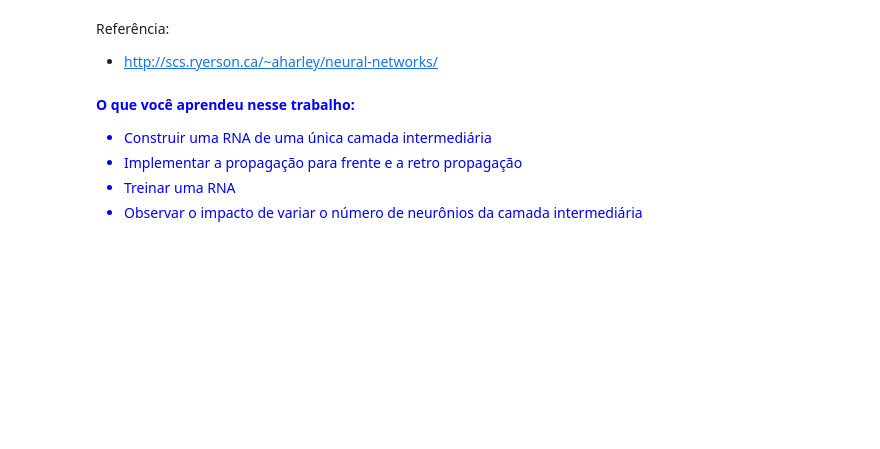
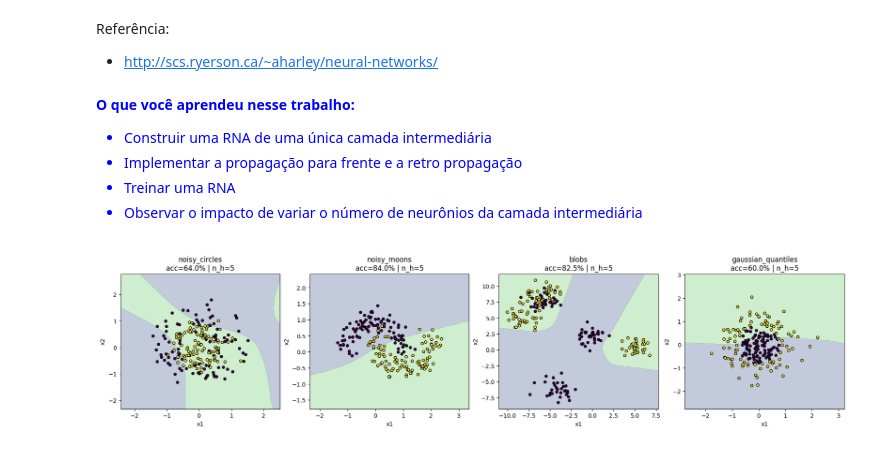
Before and after one commit to mbenedicto99/Python4DataScience, a Jupyter notebook: T1_Classificacao_binaria_RNA_rasa.ipynb, the cells around one changed output. Saved outputs shown, nothing was run; the diff lists cells and outputs as text; code cells hidden in the pictures; blank space fills up the shorter version.

```diff
--- a/T1_Classificacao_binaria_RNA_rasa.ipynb
+++ b/T1_Classificacao_binaria_RNA_rasa.ipynb
@@ -1213,3 +1115,42 @@ Referência:
 - Implementar a propagação para frente e a retro propagação
 - Treinar uma RNA
 - Observar o impacto de variar o número de neurônios da camada intermediária
+# %%
+import matplotlib.pyplot as plt
+import numpy as np
+
+def plot_decision_boundary(model, X, y, h=0.02, ax=None):
+    if ax is None: ax = plt.gca()
+    x_min, x_max = X[0,:].min()-1, X[0,:].max()+1
+    y_min, y_max = X[1,:].min()-1, X[1,:].max()+1
+    xx, yy = np.meshgrid(np.arange(x_min, x_max, h),
+                         np.arange(y_min, y_max, h))
+    grid = np.c_[xx.ravel(), yy.ravel()]
+    Z = np.asarray(model(grid)).ravel().reshape(xx.shape)
+    ax.contourf(xx, yy, Z, levels=[-0.5,0.5,1.5], alpha=0.3)
+    ax.scatter(X[0,:], X[1,:], c=np.ravel(y), s=20, edgecolors='k')
+
+names = ["noisy_circles", "noisy_moons", "blobs", "gaussian_quantiles"]
+fig, axes = plt.subplots(1, len(names), figsize=(4.5*len(names), 4.2), constrained_layout=True)
+
+for ax, dataset in zip(axes, names):
+    X, Y = datasets[dataset]
+    X, Y = X.T, Y.reshape(1, -1)
+    if dataset == "blobs":        # binariza
+        Y = Y % 2
+
+    n_h = 5
+    W1, b1, W2, b2 = rna(X, Y, n_h=n_h, num_epocas=3001, print_cost=False)
+
+    plot_decision_boundary(lambda pts: predict(W1, b1, W2, b2, pts.T).ravel(),
+                           X, Y.ravel(), ax=ax)
+
+    preds = predict(W1, b1, W2, b2, X)
+    acc = 100*(1 - (1/Y.shape[1]) * np.sum(np.abs(Y - preds.T)))
+
+    ax.set_title(f"{dataset}\nacc={acc:.1f}% | n_h={n_h}")
+    ax.set_xlabel("x1"); ax.set_ylabel("x2")
+
+plt.show()
+# %% [output]
+[figure, added]
```
Also changed, not shown: parts of 5 cells of this notebook.
